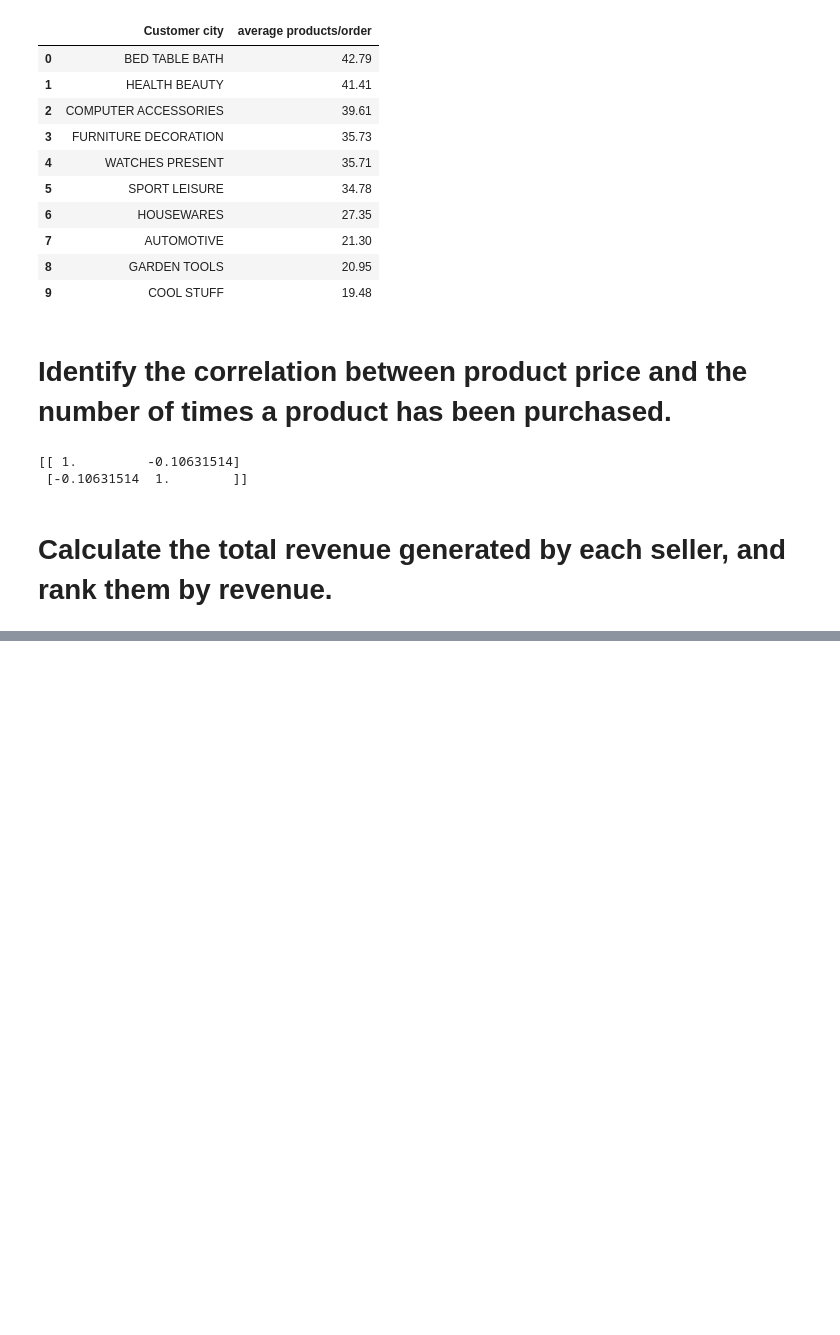
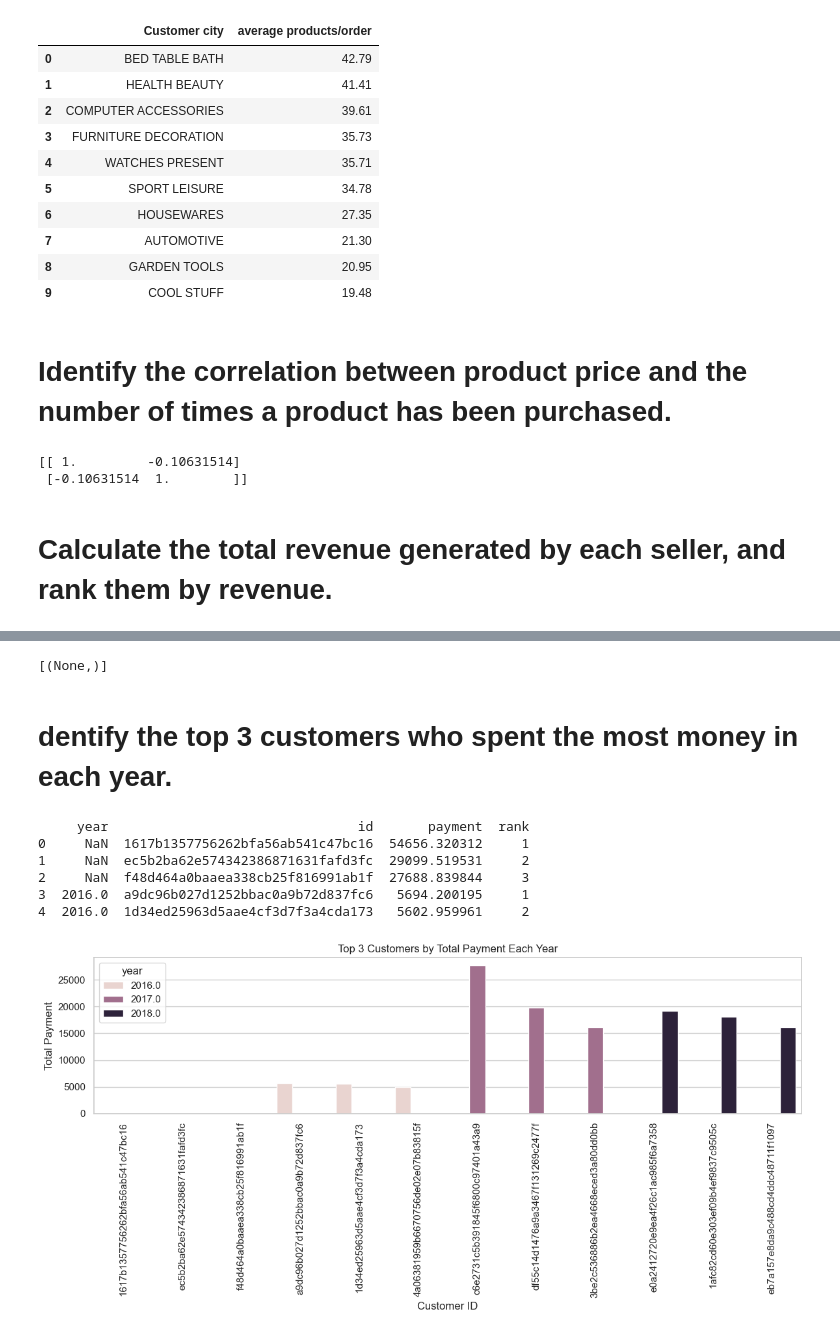
Before and after one commit to chikipiki-code/SQL-Py-Projects, a Jupyter notebook: SQL+Py-Project.ipynb, the cells around one changed output, grey strips where cells are left out. Drawn from its saved outputs; the diff is of its cells as text; code cells hidden in the pictures; blank space fills up the shorter version.

```diff
--- a/SQL+Py-Project.ipynb
+++ b/SQL+Py-Project.ipynb
@@ -334,0 +421,72 @@ data
+# %%
+query = """with a as (select customers.customer_id,
+min(orders.order_purchase_timestamp) first_order
+from customers join orders
+on customers.customer_id = orders.customer_id
+group by customers.customer_id),
+
+b as (select a.customer_id, count(distinct orders.order_purchase_timestamp) next_order
+from a join orders
+on orders.customer_id = a.customer_id
+and orders.order_purchase_timestamp > first_order
+and orders.order_purchase_timestamp <
+date_add(first_order, interval 6 month)
+group by a.customer_id)
+
+select 100 * (count( distinct a.customer_id)/ count(distinct b.customer_id))
+from a left join b
+on a.customer_id = b.customer_id ;"""
+
+cur.execute(query)
+data = cur.fetchall()
+
+data
+# %% [output]
+[(None,)]
+# %% [markdown]
+# dentify the top 3 customers who spent the most money in each year.
+# %%
+
+query = """
+WITH customer_yearly_payments AS (
+    SELECT
+        YEAR(STR_TO_DATE(orders.order_purchase_timestamp, '%d/%m/%Y %H:%i')) AS year,
+        orders.customer_id,
+        SUM(payments.payment_value) AS total_payment
+    FROM orders
+    JOIN payments ON orders.order_id = payments.order_id
+    GROUP BY year, orders.customer_id
+),
+ranked_customers AS (
+    SELECT
+        year,
+        customer_id,
+        total_payment,
+        DENSE_RANK() OVER (PARTITION BY year ORDER BY total_payment DESC) AS payment_rank
+    FROM customer_yearly_payments
+)
+SELECT
+    year, customer_id, total_payment, payment_rank
+FROM ranked_customers
+WHERE payment_rank <= 3;
+"""
+data = cur.fetchall()
+df = pd.DataFrame(data, columns=["year", "id", "payment", "rank"])
+print(df.head())
+sns.set(style="whitegrid")
+plt.figure(figsize=(12, 6))
+sns.barplot(x="id", y="payment", hue="year", data=df)
+plt.xticks(rotation=90)
+plt.title("Top 3 Customers by Total Payment Each Year")
+plt.ylabel("Total Payment")
+plt.xlabel("Customer ID")
+plt.tight_layout()
+plt.show()
+# %% [output]
+     year                                id       payment  rank
+0     NaN  1617b1357756262bfa56ab541c47bc16  54656.320312     1
+1     NaN  ec5b2ba62e574342386871631fafd3fc  29099.519531     2
+2     NaN  f48d464a0baaea338cb25f816991ab1f  27688.839844     3
+3  2016.0  a9dc96b027d1252bbac0a9b72d837fc6   5694.200195     1
+4  2016.0  1d34ed25963d5aae4cf3d7f3a4cda173   5602.959961     2
+[figure, added]
```
Also changed, not shown: parts of 11 cells of this notebook.
